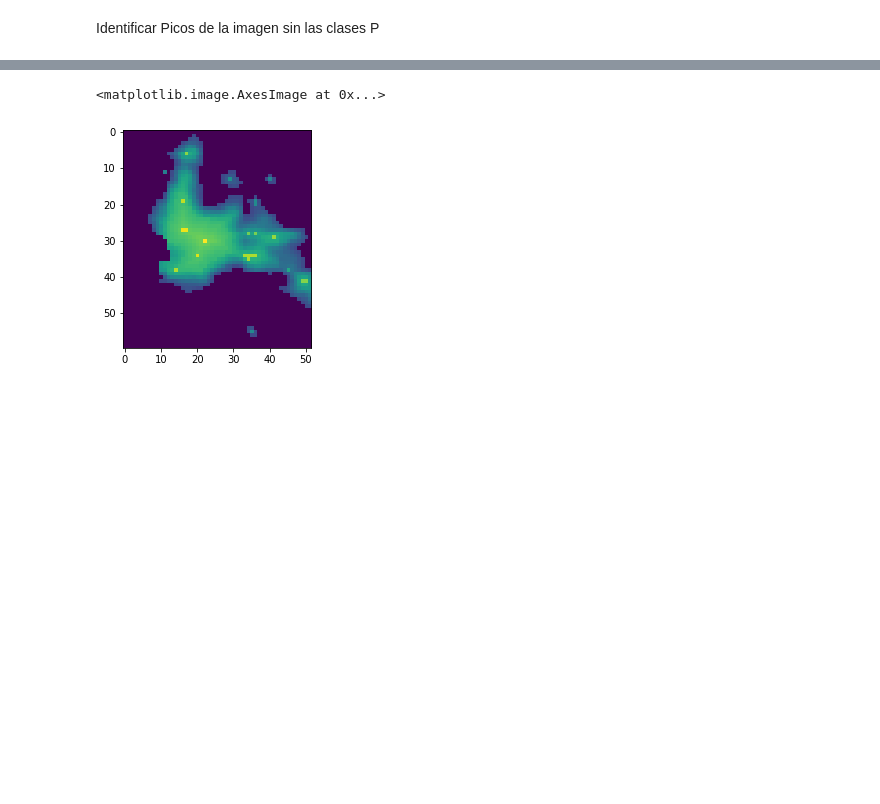
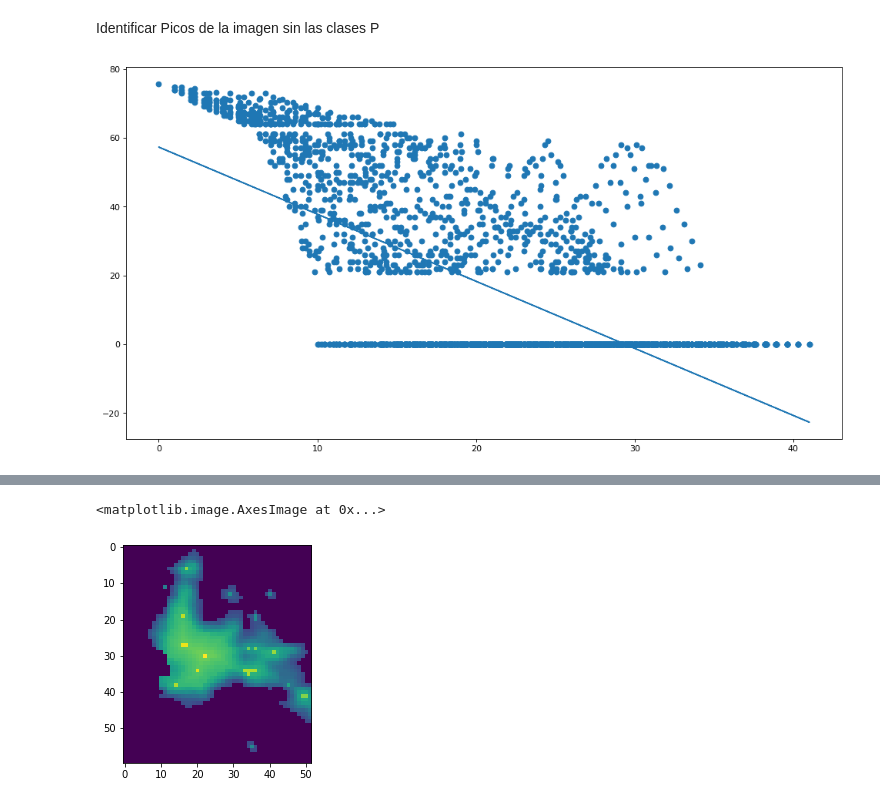
Before and after one commit to rdglpz/optimal_light_sensor_location, a Jupyter notebook: example/Ejemplo Reunion Iluminati.ipynb, the cells around one changed output, grey strips where cells are left out. Cells and saved outputs as stored; diff of their text form; code cells hidden in the pictures; blank space fills up the shorter version.

```diff
--- a/example/Ejemplo Reunion Iluminati.ipynb
+++ b/example/Ejemplo Reunion Iluminati.ipynb
@@ -199,2 +200,29 @@ plt.axhline(y=-57, color='r', linestyle='-')
 # %% [markdown]
 Identificar Picos de la imagen sin las clases P
+# %%
+p = np.array([30,22])
+
+i = j = 0
+n =  np.linalg.norm(p-[i,j])
+ls = [[n,im1[i,j]]]
+
+for i in range(1,im1.shape[0]):
+    for j in range(1,im1.shape[1]):
+        n = np.linalg.norm(p-np.array([i,j]))
+
+        ls = np.append(ls,[[n,nonsat[i,j]]],axis=0)
+# %%
+np.random.shuffle(ls)
+plt.figure(figsize=(15, 8), dpi=80)
+plt.scatter(ls[:,0],ls[:,1])
+x = ls[:,0]
+y = ls[:,1]
+m, b = np.polyfit(x, y, 1)
+
+
+
+plt.plot(x, m*x + b)
+
+plt.show()
+# %% [output]
+[figure, added]
```
Also changed, not shown: parts of 16 cells of this notebook, 1 other file.
